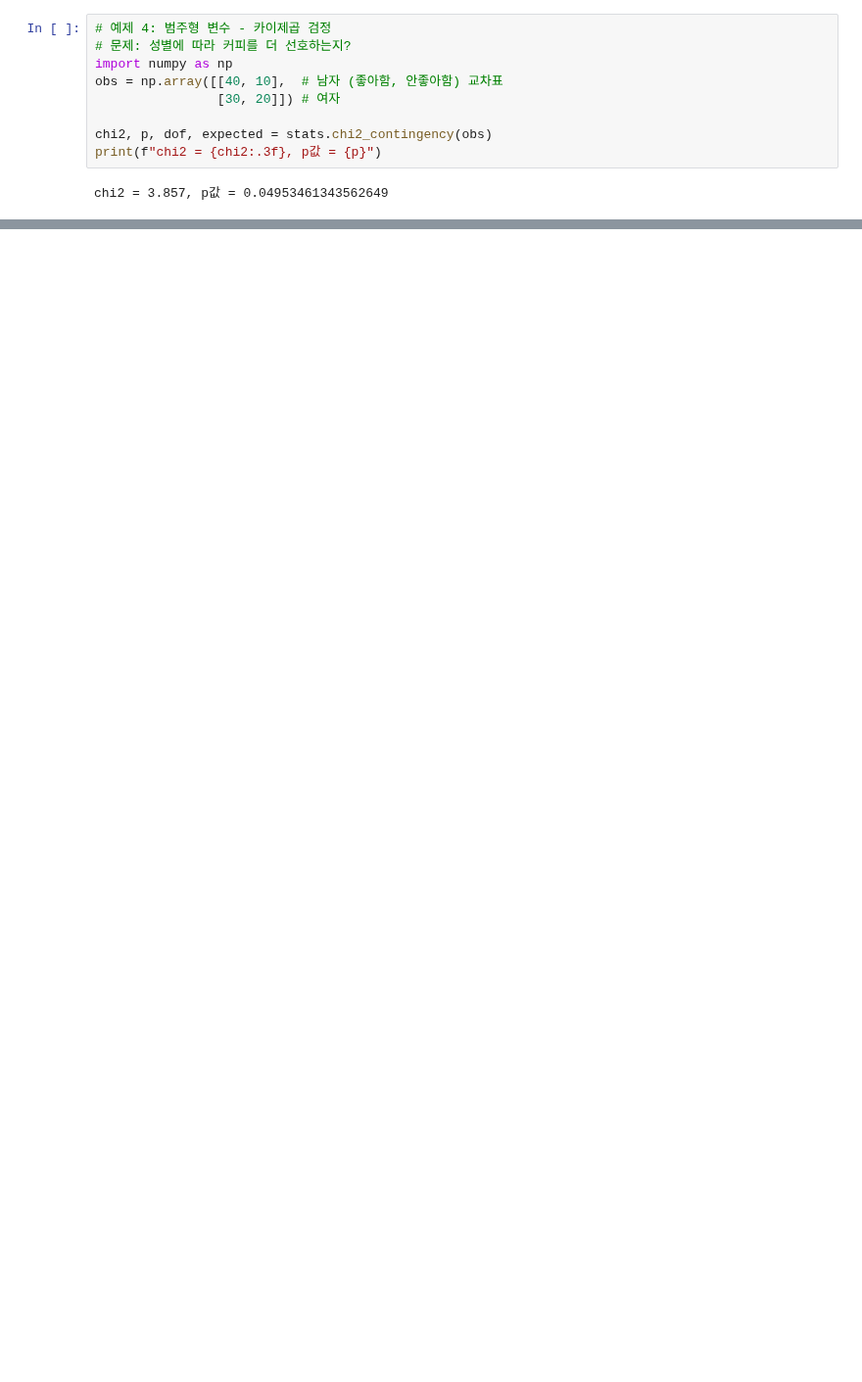
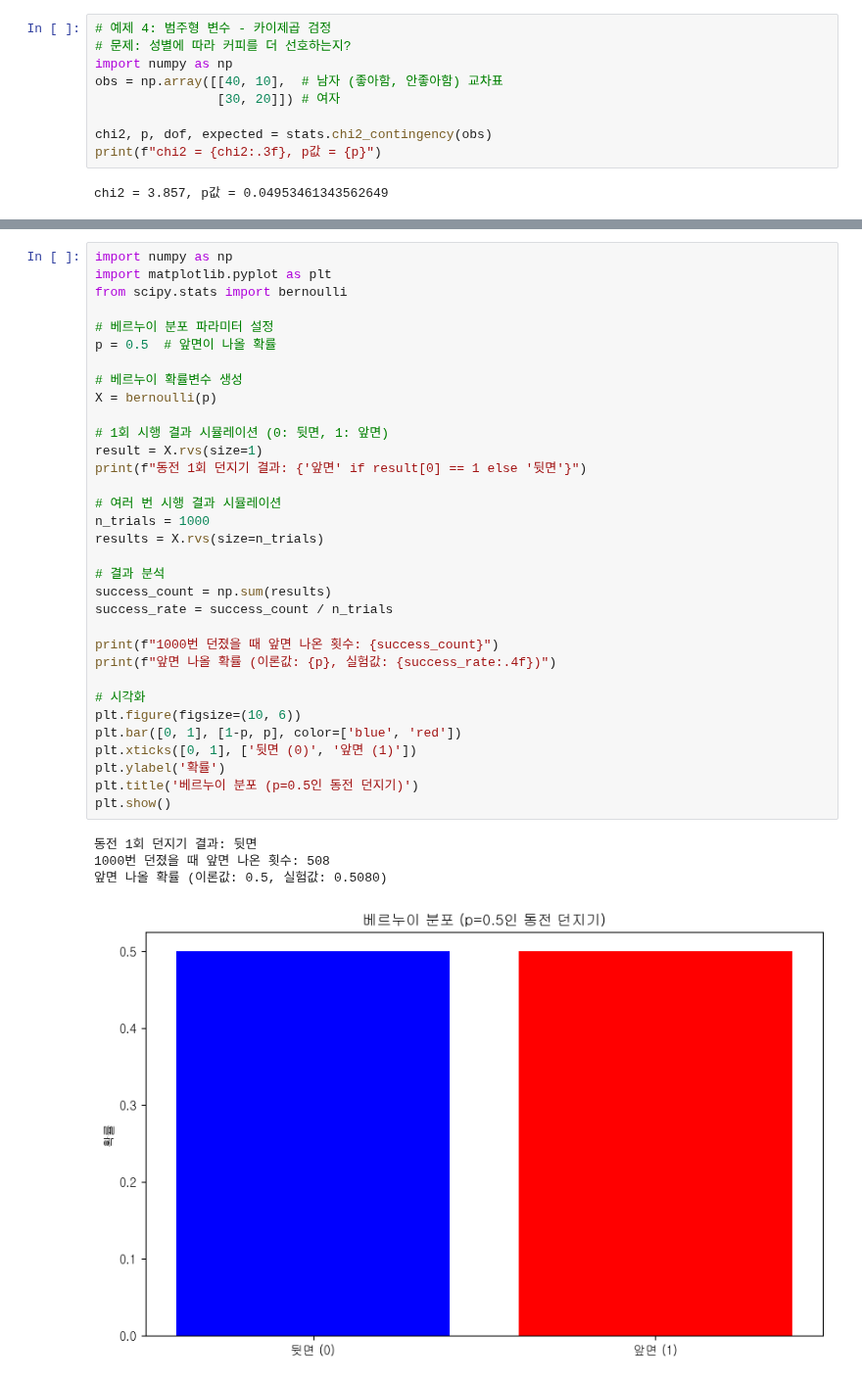
Before and after one commit to irisyshin/hipython_rep, a Jupyter notebook: 23.ipynb, the cells around one changed output, grey strips where cells are left out. Shown at 98% size. Cells and saved outputs as stored; diff of their text form; blank space fills up the shorter version.

```diff
--- a/23.ipynb
+++ b/23.ipynb
@@ -96,0 +332,38 @@ chi2 = 3.857, p값 = 0.04953461343562649
+# %%
+import numpy as np
+import matplotlib.pyplot as plt
+from scipy.stats import bernoulli
+
+# 베르누이 분포 파라미터 설정
+p = 0.5  # 앞면이 나올 확률
+
+# 베르누이 확률변수 생성
+X = bernoulli(p)
+
+# 1회 시행 결과 시뮬레이션 (0: 뒷면, 1: 앞면)
+result = X.rvs(size=1)
+print(f"동전 1회 던지기 결과: {'앞면' if result[0] == 1 else '뒷면'}")
+
+# 여러 번 시행 결과 시뮬레이션
+n_trials = 1000
+results = X.rvs(size=n_trials)
+
+# 결과 분석
+success_count = np.sum(results)
+success_rate = success_count / n_trials
+
+print(f"1000번 던졌을 때 앞면 나온 횟수: {success_count}")
+print(f"앞면 나올 확률 (이론값: {p}, 실험값: {success_rate:.4f})")
+
+# 시각화
+plt.figure(figsize=(10, 6))
+plt.bar([0, 1], [1-p, p], color=['blue', 'red'])
+plt.xticks([0, 1], ['뒷면 (0)', '앞면 (1)'])
+plt.ylabel('확률')
+plt.title('베르누이 분포 (p=0.5인 동전 던지기)')
+plt.show()
+# %% [output]
+동전 1회 던지기 결과: 뒷면
+1000번 던졌을 때 앞면 나온 횟수: 508
+앞면 나올 확률 (이론값: 0.5, 실험값: 0.5080)
+[figure, added]
```
Also changed, not shown: parts of 39 cells of this notebook.
